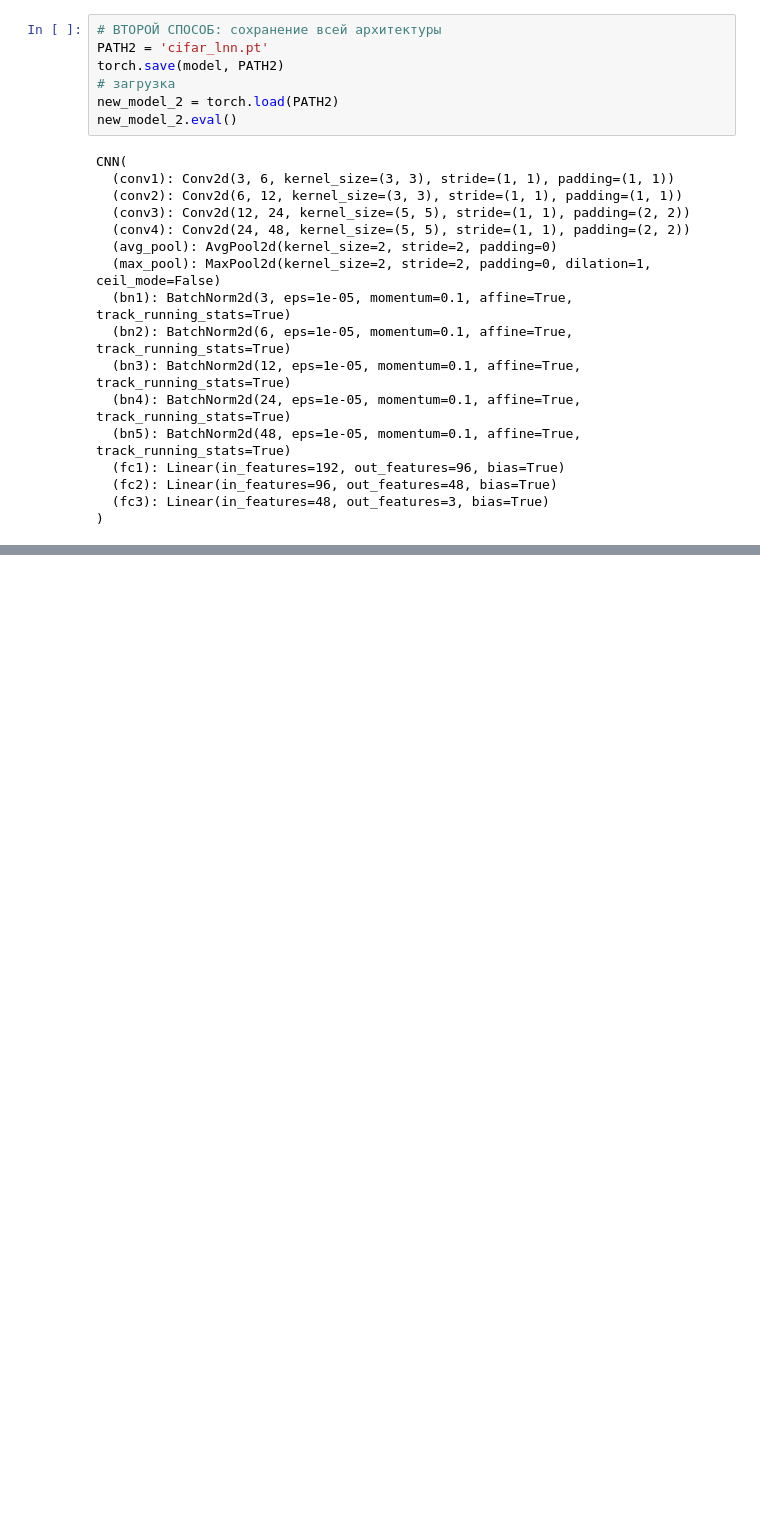
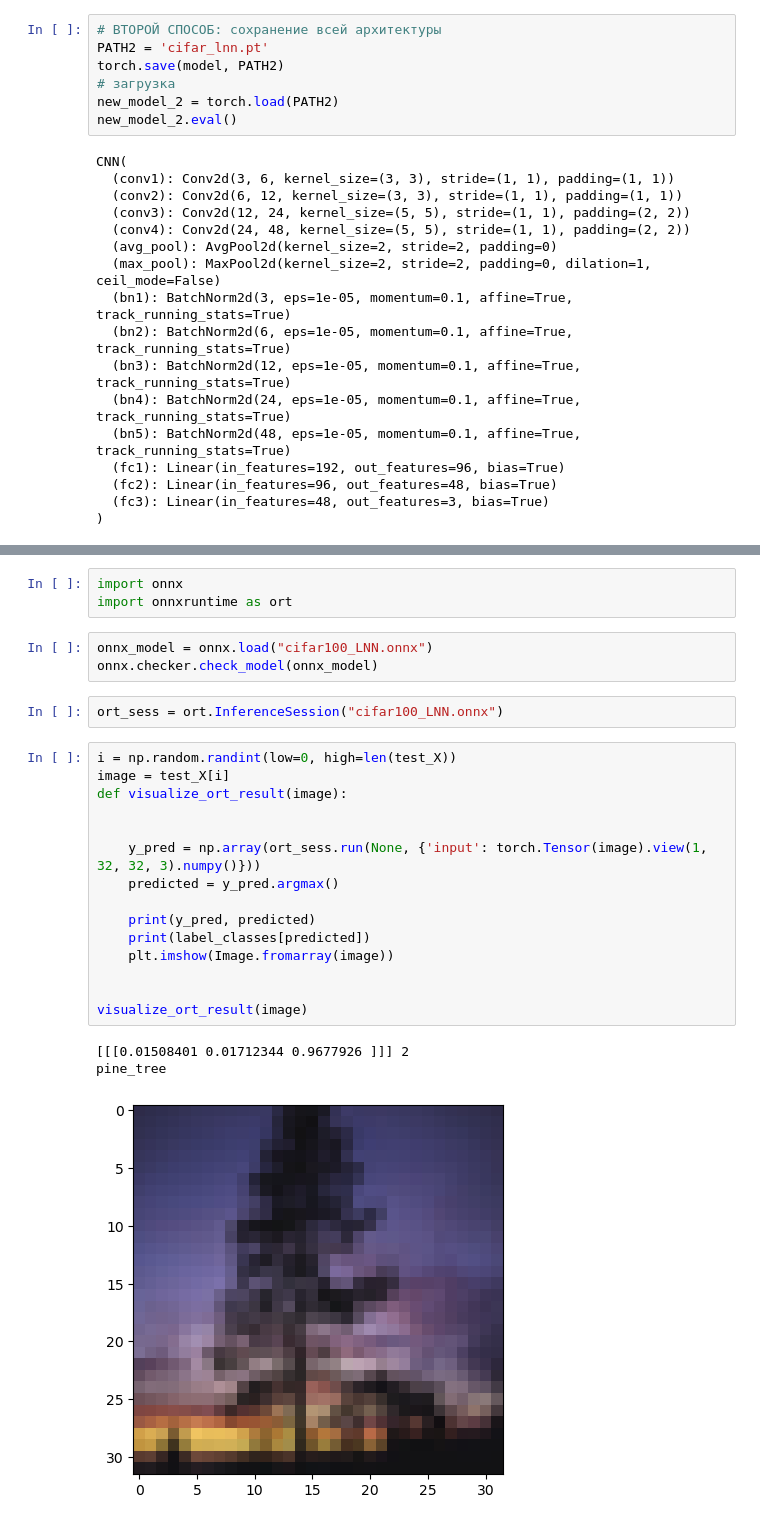
Before and after one commit to mk1MoreBugs/6lab_ML, a Jupyter notebook: 6lab.ipynb, the cells around one changed output, grey strips where cells are left out. Cells and saved outputs as stored; diff of their text form; blank space fills up the shorter version.

```diff
--- a/6lab.ipynb
+++ b/6lab.ipynb
@@ -410,3 +412,30 @@ torch.onnx.export(model,               # модель
                   output_names = ['output'],  # имя выходного слоя
                   dynamic_axes={'input' : {0 : 'batch_size'},    # динамичные оси, в данном случае только размер пакета
                                 'output' : {0 : 'batch_size'}})
+# %%
+import onnx
+import onnxruntime as ort
+# %%
+onnx_model = onnx.load("cifar100_LNN.onnx")
+onnx.checker.check_model(onnx_model)
+# %%
+ort_sess = ort.InferenceSession("cifar100_LNN.onnx")
+# %%
+i = np.random.randint(low=0, high=len(test_X))
+image = test_X[i]
+def visualize_ort_result(image):
+
+
+    y_pred = np.array(ort_sess.run(None, {'input': torch.Tensor(image).view(1, 32, 32, 3).numpy()}))
+    predicted = y_pred.argmax()
+
+    print(y_pred, predicted)
+    print(label_classes[predicted])
+    plt.imshow(Image.fromarray(image))
+
+
+visualize_ort_result(image)
+# %% [output]
+[[[0.01508401 0.01712344 0.9677926 ]]] 2
+pine_tree
+[figure, added]
```
Also changed, not shown: parts of 16 cells of this notebook.
